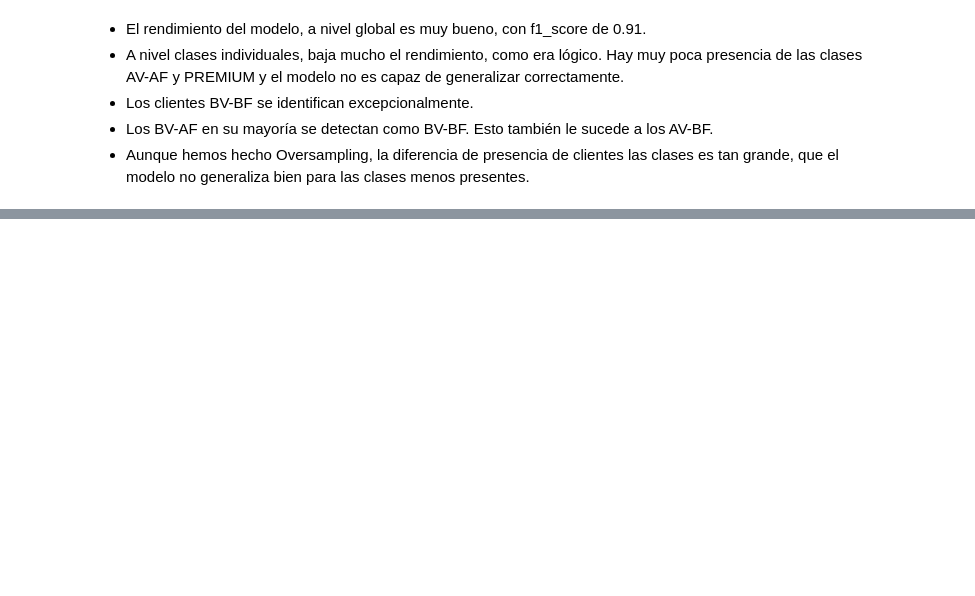
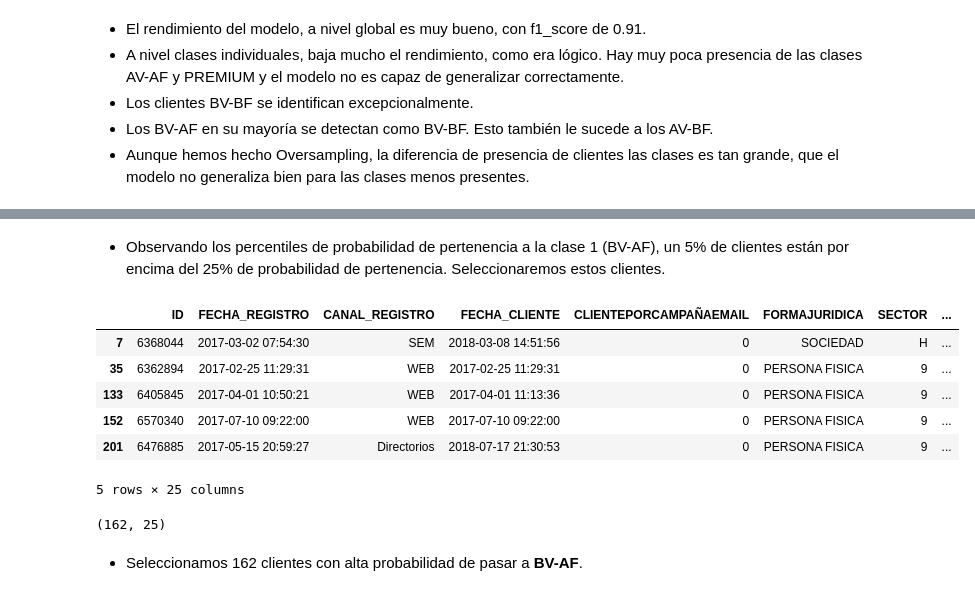
Before and after one commit to cperezh/segmentacion_clientes, a Jupyter notebook: M4 Desarrollo Iter2.ipynb, the cells around one changed output, grey strips where cells are left out. Drawn from its saved outputs; the diff is of its cells as text; code cells hidden in the pictures; blank space fills up the shorter version.

```diff
--- a/M4 Desarrollo Iter2.ipynb
+++ b/M4 Desarrollo Iter2.ipynb
@@ -1604,0 +1675,2 @@ df_labels
+# %%
+df_bvbf = df_clientes_csv_rfm_with_label[(df_clientes_csv_rfm_with_label["class_rfm_desc_short"]=="BV-BF") & (df_clientes_csv_rfm_with_label["clase_arbol"]==0)]
@@ -1604,0 +1692,20 @@ df_labels
+# %% [markdown]
+- Observando los percentiles de probabilidad de pertenencia a la clase 1 (BV-AF), un 5% de clientes están por encima del 25% de probabilidad de pertenencia. Seleccionaremos estos clientes.
+# %%
+df_upselling_2= df_bvbf[df_bvbf["prob_1"]>0.26]
+# %%
+df_upselling_2.head()
+# %% [output]
+|  | ID | FECHA_REGISTRO | CANAL_REGISTRO | FECHA_CLIENTE | CLIENTEPORCAMPAÑAEMAIL | FORMAJURIDICA | SECTOR | ... |
+| 7 | 6368044 | 2017-03-02 07:54:30 | SEM | 2018-03-08 14:51:56 | 0 | SOCIEDAD | H | ... |
+| 35 | 6362894 | 2017-02-25 11:29:31 | WEB | 2017-02-25 11:29:31 | 0 | PERSONA FISICA | 9 | ... |
+| 133 | 6405845 | 2017-04-01 10:50:21 | WEB | 2017-04-01 11:13:36 | 0 | PERSONA FISICA | 9 | ... |
+| 152 | 6570340 | 2017-07-10 09:22:00 | WEB | 2017-07-10 09:22:00 | 0 | PERSONA FISICA | 9 | ... |
+| 201 | 6476885 | 2017-05-15 20:59:27 | Directorios | 2018-07-17 21:30:53 | 0 | PERSONA FISICA | 9 | ... |
+5 rows × 25 columns
+# %%
+df_upselling_2.shape
+# %% [output]
+(162, 25)
+# %% [markdown]
+- Seleccionamos 162 clientes con alta probabilidad de pasar a **BV-AF**.
```
Also changed, not shown: parts of 51 cells of this notebook.
